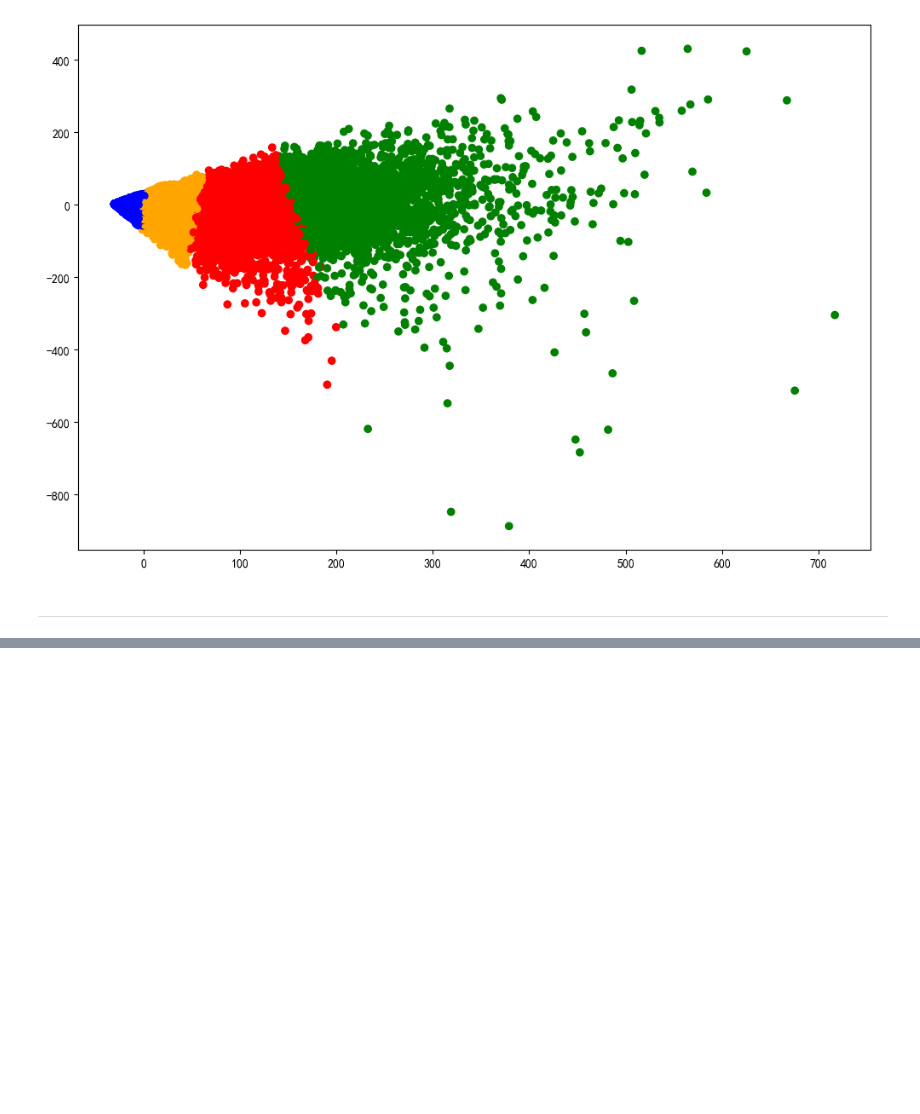
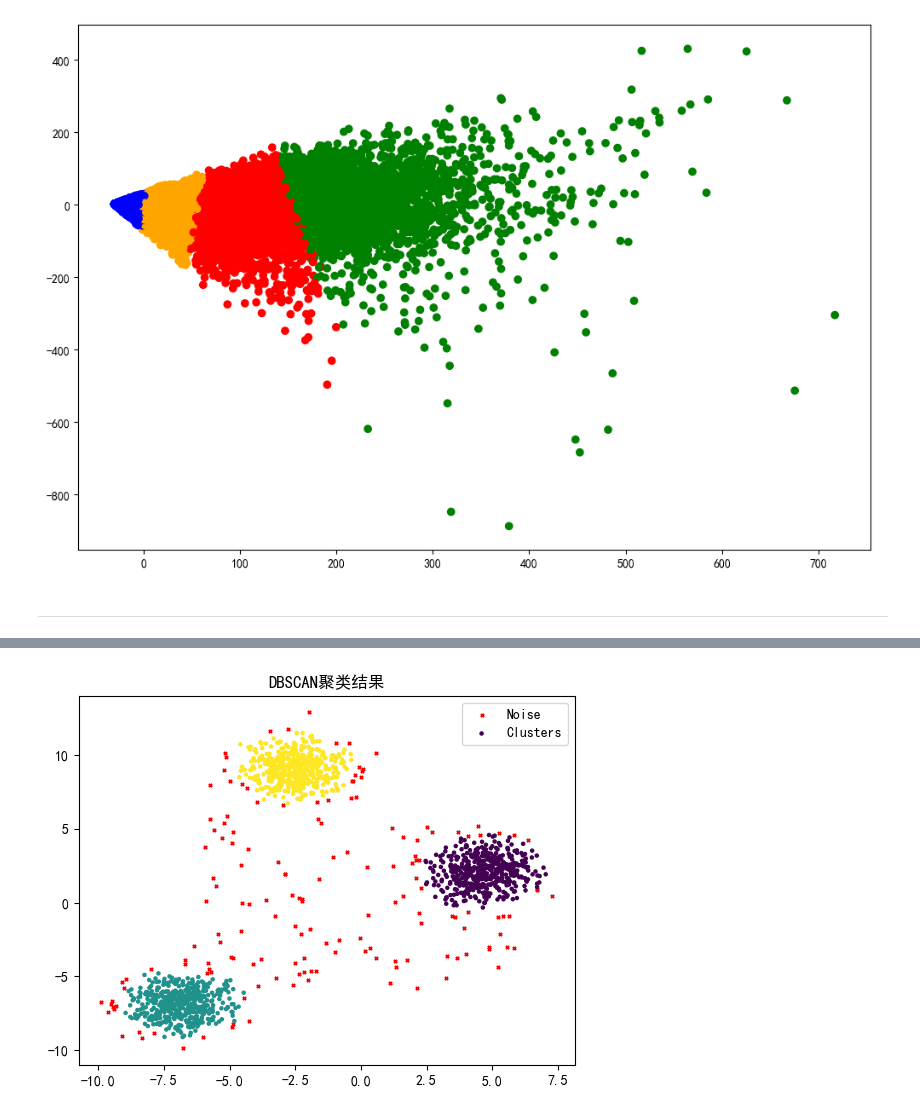
Before and after one commit to wjaren/AI, a Jupyter notebook: machine_learning/clustering.ipynb, the cells around one changed output, grey strips where cells are left out. Saved outputs shown, nothing was run; the diff lists cells and outputs as text; code cells hidden in the pictures; blank space fills up the shorter version.

```diff
--- a/machine_learning/clustering.ipynb
+++ b/machine_learning/clustering.ipynb
@@ -175,0 +199,25 @@ df.head()
+# %%
+# DBSCAN算法是一种基于密度的聚类算法，用于发现任意形状的簇，并且能够识别噪声点。
+# DBSCAN算法的步骤如下：
+# 1. 定义参数：设置半径（eps）和最小样本数（min_samples）
+# 2. 识别核心点：对于每个数据点，计算其eps邻域内的点的数量，如果数量大于或等于min_samples，则该点被标记为核心点
+# 3. 聚类：从一个核心点开始，找到所有与其直接密度可达的点，并将它们归为同一簇。对于每个新加入簇的核心点，重复此过程，直到没有新的核心点可以加入簇
+# 4. 识别噪声点：未被任何簇包含的点被标记为噪声点
+
+# 参数说明：
+# eps：定义邻域的半径
+# min_samples：定义一个点被认为是核心点所需的最小邻居数（包括点本身）
+dbscan = DBSCAN(eps=0.5, min_samples=10)
+dbscan.fit(X)
+labels = dbscan.labels_
+
+plt.scatter(X[labels == -1, 0], X[labels == -1, 1],
+            c='red', s=5, marker='x', label='Noise')
+plt.scatter(X[labels != -1, 0], X[labels != -1, 1],
+            c=labels[labels != -1], s=5, cmap='viridis', label='Clusters')
+
+plt.title('DBSCAN聚类结果')
+plt.legend()
+plt.show()
+# %% [output]
+[figure, added]
```
Also changed, not shown: parts of 8 cells of this notebook, 4 other files.
